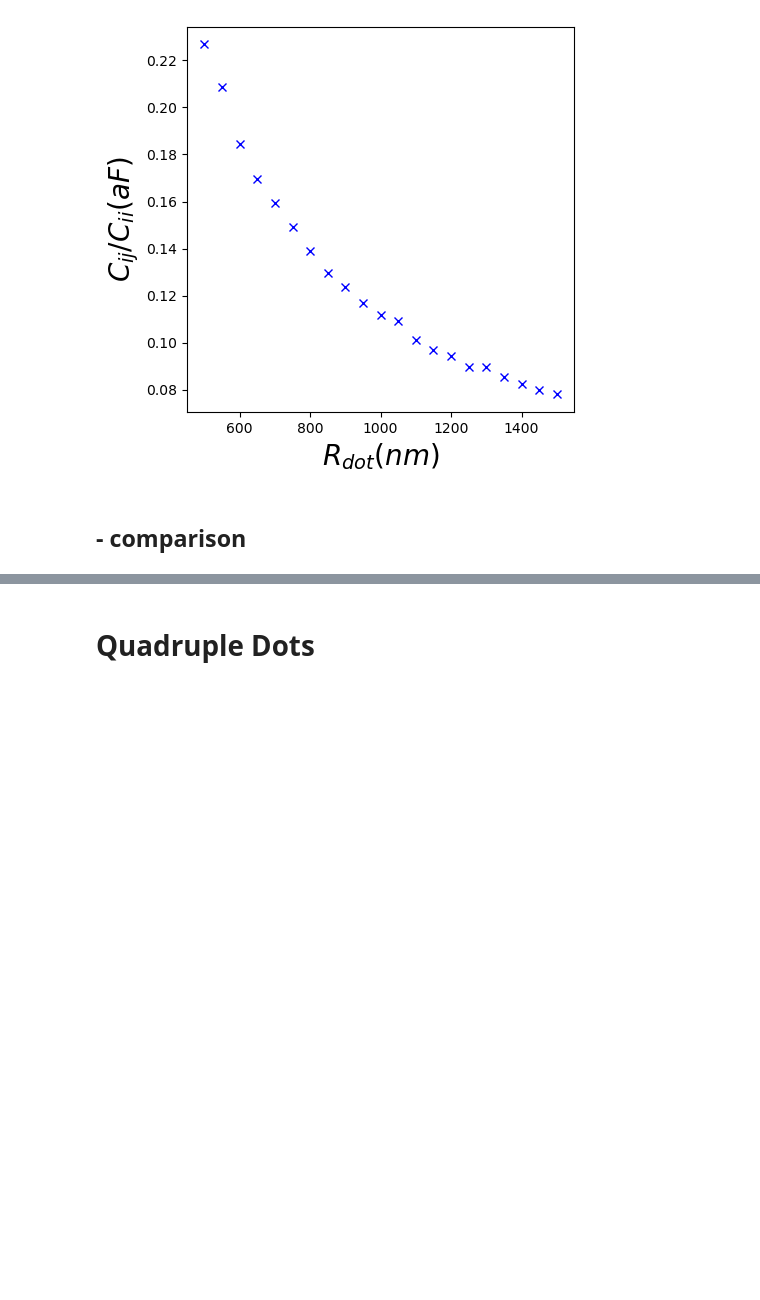
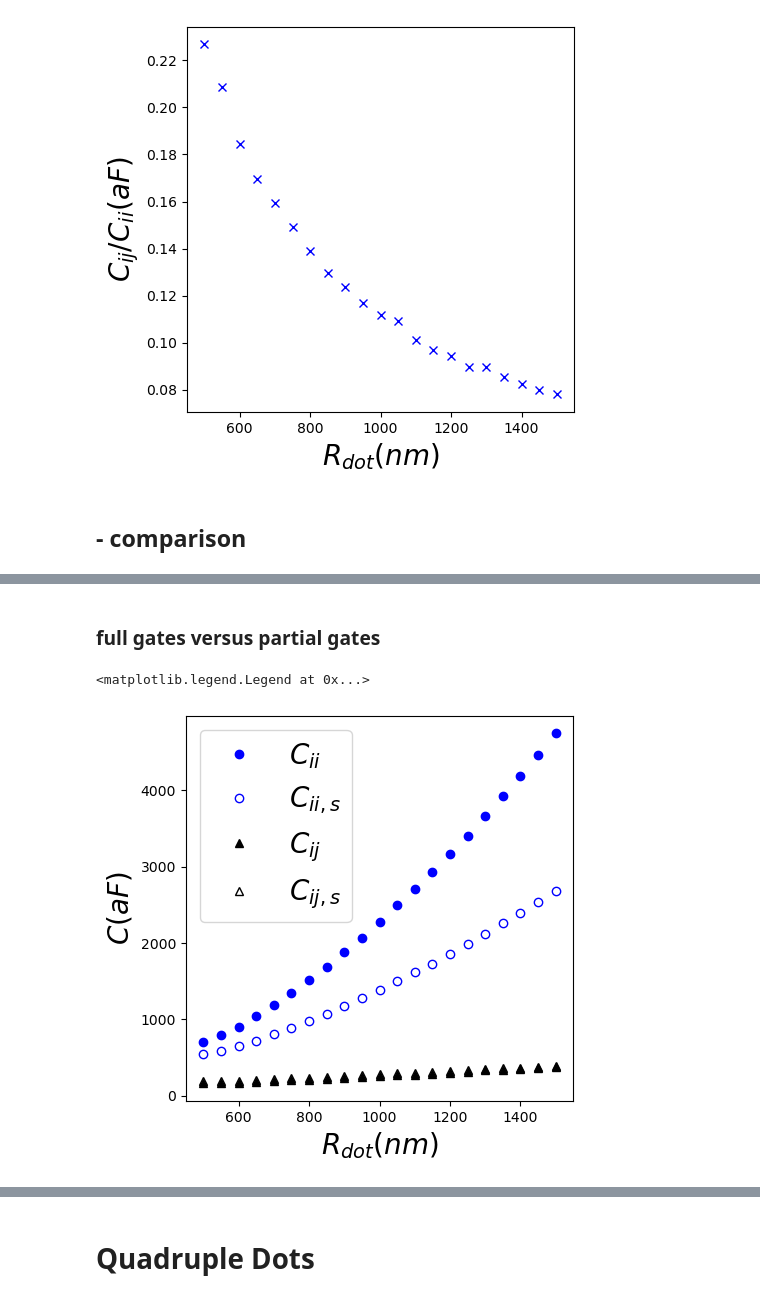
Before and after one commit to BingchengSuo/PYVA, a Jupyter notebook: analysis.ipynb, the cells around one changed output, grey strips where cells are left out. Cells and saved outputs as stored; diff of their text form; code cells hidden in the pictures; blank space fills up the shorter version.

```diff
--- a/analysis.ipynb
+++ b/analysis.ipynb
@@ -224,0 +227,33 @@ ax1.legend(loc='best', fontsize = 15)
+# %% [markdown]
+### full gates versus partial gates
+# %%
+data = np.load(host_addr+'npz/double_dot_fscreen.npz')
+dotarr = data['dotarr']
+ci     = data['ci']
+
+cii = np.array([c for c in ci[:,0,0] if c != 0])
+cij = np.array([c for c in ci[:,0,1] if c != 0])
+dotarr = np.array([a for a, b in zip(dotarr, ci[:,0,0]) if b != 0])
+dotarr = dotarr/2
+
+
+data = np.load(host_addr+'npz/double_dot_ppscreen.npz')
+dotarr_s = data['dotarr']
+ci_s     = data['ci']
+cii_s = np.array([c for c in ci_s[:,0,0] if c != 0])
+cij_s = np.array([c for c in ci_s[:,0,1] if c != 0])
+dotarr_s = np.array([a for a, b in zip(dotarr_s, ci_s[:,0,0]) if b != 0])
+dotarr_s = dotarr_s/2
+# %%
+fig, ax1 = plt.subplots(figsize=(5,5))
+ax1.plot(dotarr,cii,'o', color = 'blue', label = r'$C_{ii}$')
+ax1.plot(dotarr_s,cii_s,'o', color = 'blue', markerfacecolor='none', label = r'$C_{ii,s}$')
+ax1.plot(dotarr,abs(cij),'^', color = 'black', label = r'$C_{ij}$')
+ax1.plot(dotarr_s,abs(cij_s),'^', color = 'black', markerfacecolor='none', label = r'$C_{ij,s}$')
+
+ax1.set_ylabel(r'$C (aF)$', fontsize = 20)
+ax1.set_xlabel(r'$R_{dot}(nm)$', fontsize = 20)
+ax1.legend(loc='best', fontsize = 20)
+# %% [output]
+<matplotlib.legend.Legend at 0x...>
+[figure, added]
```
Also changed, not shown: parts of 22 cells of this notebook, 22 other files.
